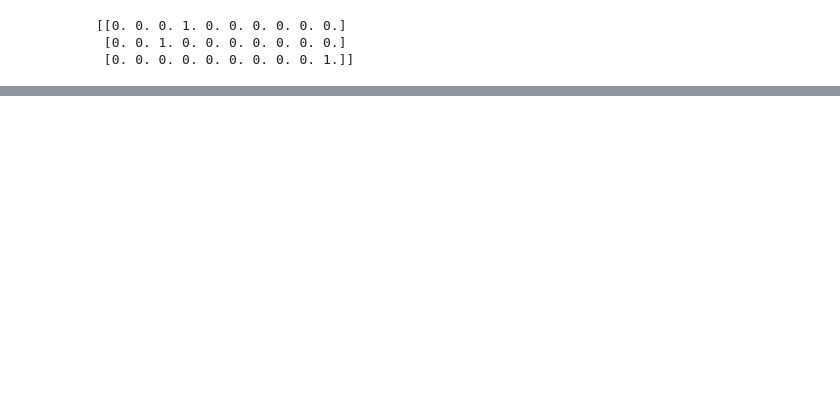
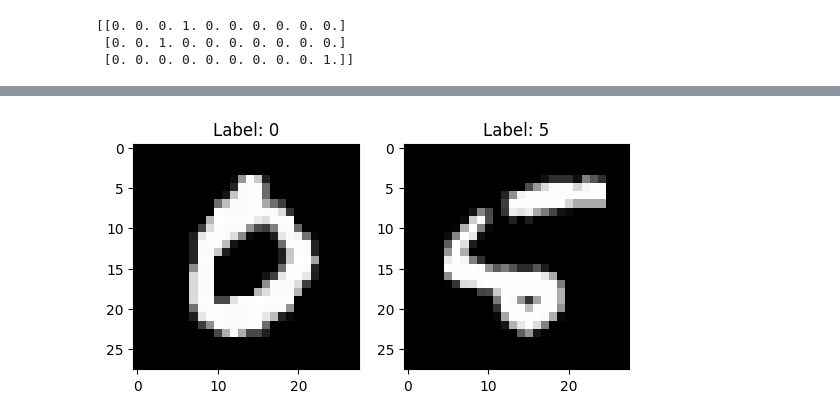
Before and after one commit to jrkwon/ece5831-2025-code, a Jupyter notebook: 05/module5.ipynb, the cells around one changed output, grey strips where cells are left out. Drawn from its saved outputs; the diff is of its cells as text; code cells hidden in the pictures; blank space fills up the shorter version.

```diff
--- a/05/module5.ipynb
+++ b/05/module5.ipynb
@@ -392,6 +396,12 @@ class MnistData:
         return mnist_data
 
     def get_dataset(self):
+        # normalize images to [0, 1]
+        self.dataset['train_images'] = self.dataset['train_images'].astype(np.float32)
+        self.dataset['train_images'] /= 255.0
+        self.dataset['test_images'] = self.dataset['test_images'].astype(np.float32)
+        self.dataset['test_images'] /= 255.0
+
         return (self.dataset['train_images'], self.dataset['train_labels']), \
                 (self.dataset['test_images'], self.dataset['test_labels'])
 # %%
@@ -435,0 +515,11 @@ def softmax(x):
+# %%
+# Test the function
+network = _init_network()
+
+# get two test images and labels
+mnist_data = MnistData()
+(_, _), (test_images, test_labels) = mnist_data.get_dataset()
+test1 = test_images[3]
+test2 = test_images[8]
+label1 = test_labels[3]
+label2 = test_labels[8]
@@ -435,0 +536,11 @@ def softmax(x):
+# %%
+# Let's plot the test images
+plt.subplot(1, 2, 1)
+plt.imshow(test1, cmap='gray')
+plt.title(f"Label: {label1}")
+plt.subplot(1, 2, 2)
+plt.imshow(test2, cmap='gray')
+plt.title(f"Label: {label2}")
+plt.show()
+# %% [output]
+[figure, added]
```
Also changed, not shown: parts of 17 cells of this notebook, 1 other file.
